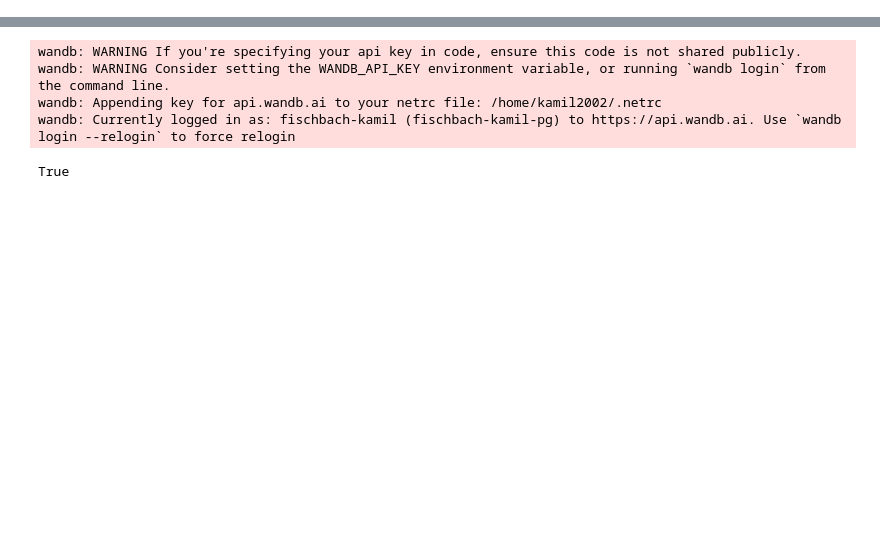
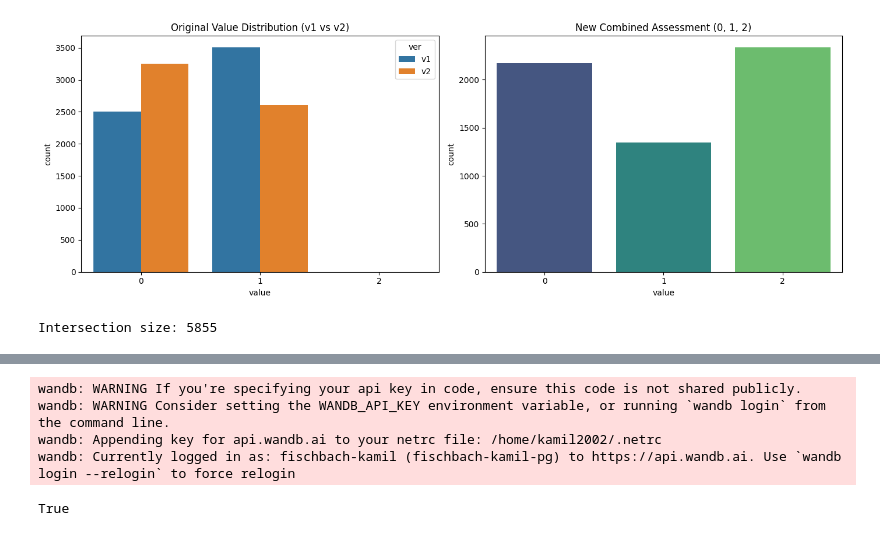
Before and after one commit to tad1/Mandarin_Pronunciation_Recognition_Project, a Jupyter notebook: src/hypothesis.ipynb, the cells around one changed output, grey strips where cells are left out. Cells and saved outputs as stored; diff of their text form; code cells hidden in the pictures; blank space fills up the shorter version.

```diff
--- a/src/hypothesis.ipynb
+++ b/src/hypothesis.ipynb
@@ -39,3 +38,63 @@ Number of samples: 3527
+# %%
+import polars as pl
+import matplotlib.pyplot as plt
+import seaborn as sns
+
+# 1. Alignment / Joining
+join_key = "rec_path"
+
+# Inner join ensures only samples existing in both versions are kept
+df_joined = df_pron_v1.join(
+    df_pron_v2.select([join_key, "value"]),
+    on=join_key,
+    how="inner",
+    suffix="_v2"
+)
+
+# Using Int8 for maximum memory efficiency (0, 1, 2 fits easily)
+df_joined = df_joined.with_columns([
+    pl.struct("word_id").rank("dense").alias("word_id"),
+    pl.col("value").cast(pl.Int8),
+    pl.col("value_v2").cast(pl.Int8),
+])
+
+# 2. Comparative Score Analysis & Column Cleanup
+# We calculate the final value and drop the v2 helper column in one chain
+df_combined = df_joined.with_columns(
+    value = pl.when(pl.col("value").replace(1, 2) != pl.col("value_v2").replace(1, 2))
+            .then(pl.lit(1, dtype=pl.Int8))
+            .otherwise(pl.col("value").replace(1, 2))
+).drop("value_v2")
+
+# --- VISUALIZATION ---
+fig, axes = plt.subplots(1, 2, figsize=(14, 5))
+
+# Plot 1: Score Distribution (Originals)
+dist_data = pl.concat([
+    df_pron_v1.select(pl.col("value").cast(pl.Utf8)).with_columns(pl.lit("v1").alias("ver")),
+    df_pron_v2.select(pl.col("value").cast(pl.Utf8)).with_columns(pl.lit("v2").alias("ver"))
+]).to_pandas()
+
+sns.countplot(data=dist_data, x="value", hue="ver", ax=axes[0], order=["0", "1", "2"])
+axes[0].set_title("Original Value Distribution (v1 vs v2)")
+
+# Plot 2: New Combined Distribution
+combined_pd = df_combined.select(pl.col("value").cast(pl.Utf8)).to_pandas()
+sns.countplot(data=combined_pd, x="value", hue="value", palette="viridis", ax=axes[1], order=["0", "1", "2"], legend=False)
+axes[1].set_title("New Combined Assessment (0, 1, 2)")
+
+plt.tight_layout()
+plt.show()
+
+# 3. Final Output
+print(f"Intersection size: {df_combined.shape[0]}")
+
+# Set the final variable as requested
+dataframe = df_combined
+N_WORDS = dataframe.select(pl.col("word_id").n_unique()).item()
+# %% [output]
+[figure, added]
+Intersection size: 5855
 # %%
 import polars as pl
 import numpy as np
```
Also changed, not shown: parts of 11 cells of this notebook, 2 other files.
